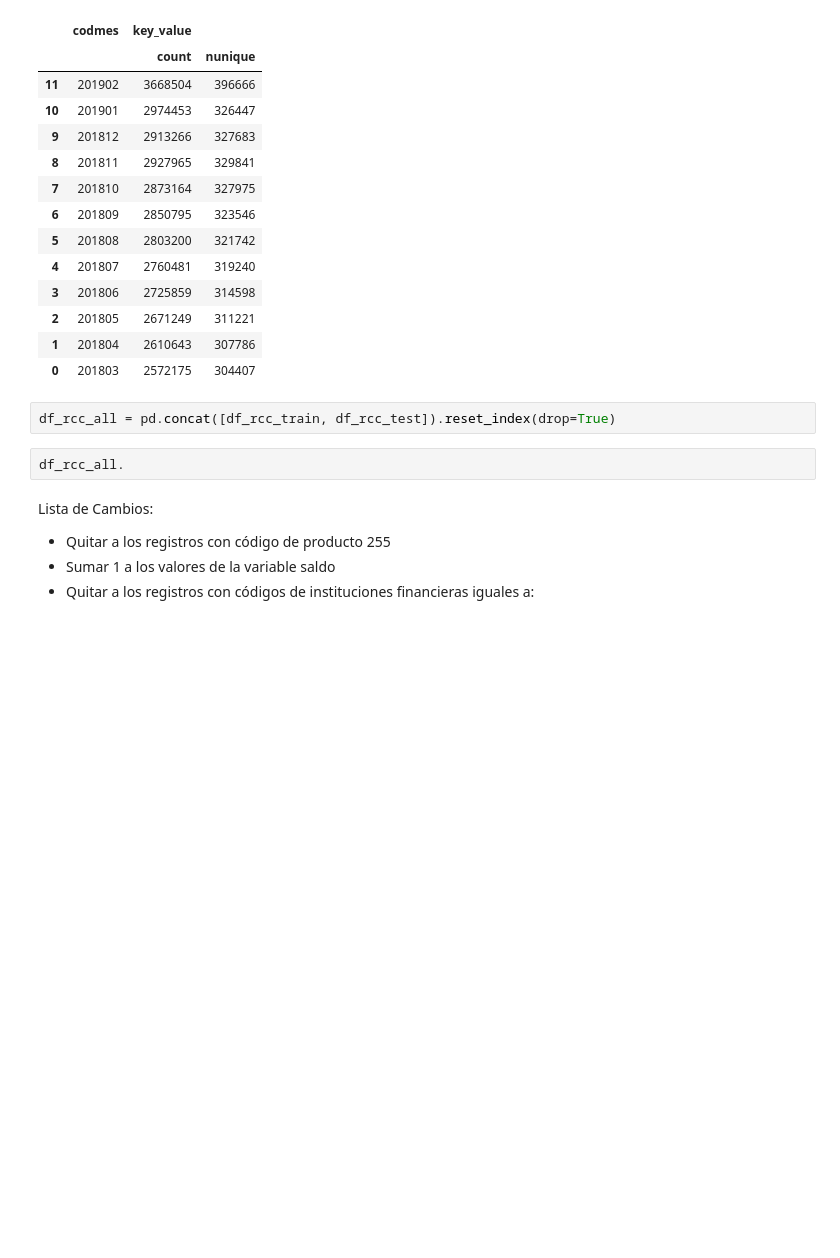
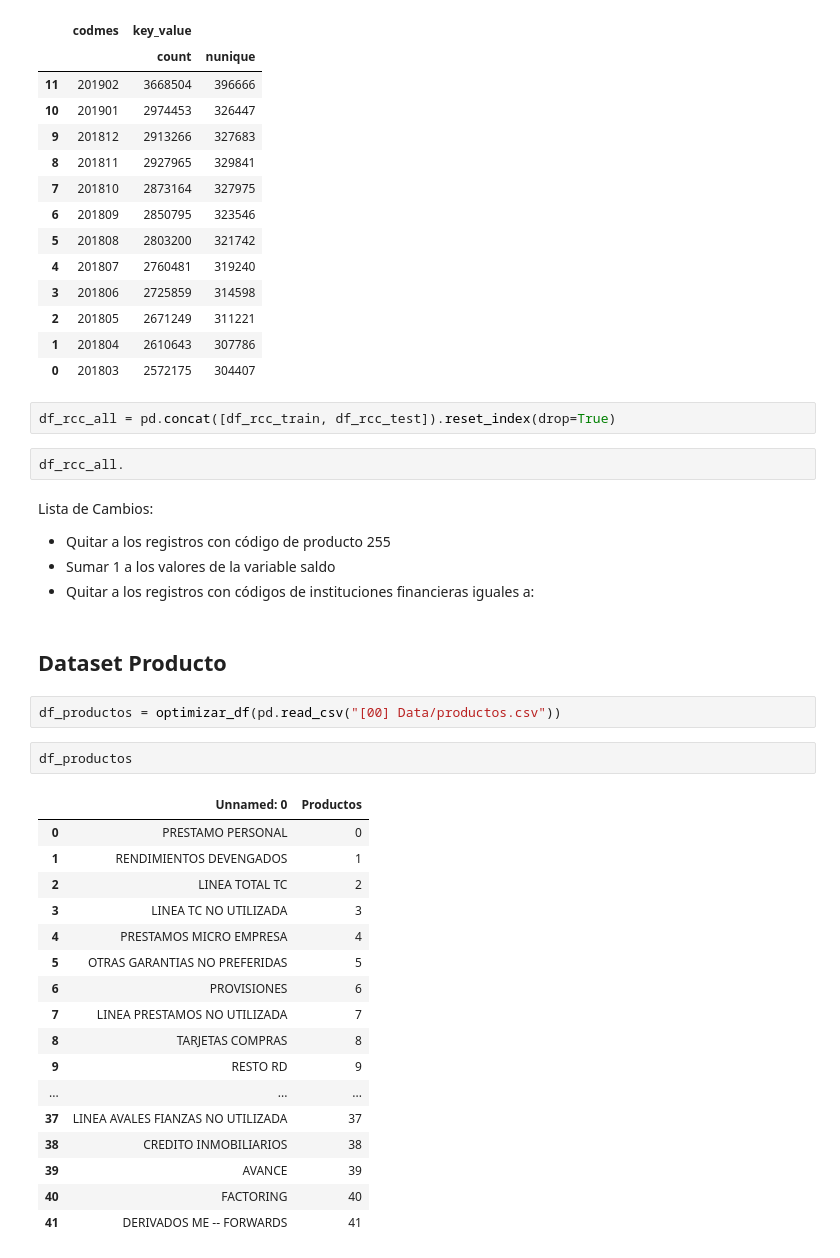
Before and after one commit to mlaricobar/solution-datathon-interbank-2020, a Jupyter notebook: [02] EDA - Datasets.ipynb, the cells around one changed output. Drawn from its saved outputs; the diff is of its cells as text; blank space fills up the shorter version.

```diff
--- a/[02] EDA - Datasets.ipynb
+++ b/[02] EDA - Datasets.ipynb
@@ -439,3 +556,27 @@ Lista de Cambios:
 *   Quitar a los registros con código de producto 255
 *   Sumar 1 a los valores de la variable saldo
 *   Quitar a los registros con códigos de instituciones financieras iguales a:
+# %% [markdown]
+## Dataset Producto
+# %%
+df_productos = optimizar_df(pd.read_csv("[00] Data/productos.csv"))
+# %%
+df_productos
+# %% [output]
+|  | Unnamed: 0 | Productos |
+| 0 | PRESTAMO PERSONAL | 0 |
+| 1 | RENDIMIENTOS DEVENGADOS | 1 |
+| 2 | LINEA TOTAL TC | 2 |
+| 3 | LINEA TC NO UTILIZADA | 3 |
+| 4 | PRESTAMOS MICRO EMPRESA | 4 |
+| 5 | OTRAS GARANTIAS NO PREFERIDAS | 5 |
+| 6 | PROVISIONES | 6 |
+| 7 | LINEA PRESTAMOS NO UTILIZADA | 7 |
+| 8 | TARJETAS COMPRAS | 8 |
+| 9 | RESTO RD | 9 |
+| ... | ... | ... |
+| 37 | LINEA AVALES FIANZAS NO UTILIZADA | 37 |
+| 38 | CREDITO INMOBILIARIOS | 38 |
+| 39 | AVANCE | 39 |
+| 40 | FACTORING | 40 |
+| 41 | DERIVADOS ME -- FORWARDS | 41 |
```
Also changed, not shown: parts of 19 cells of this notebook.
